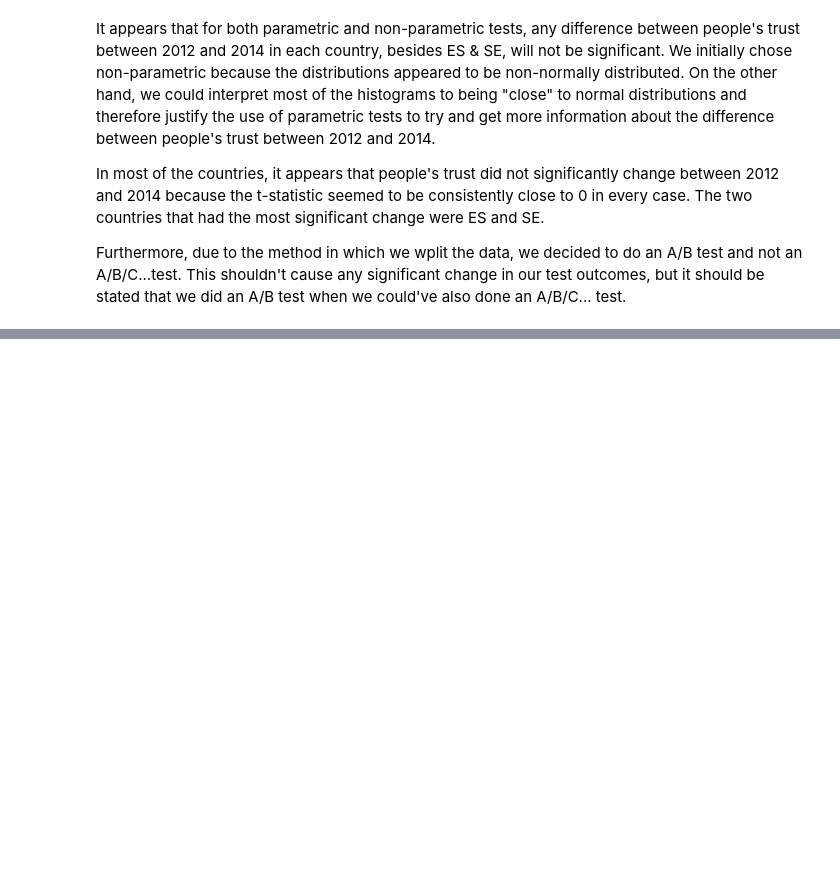
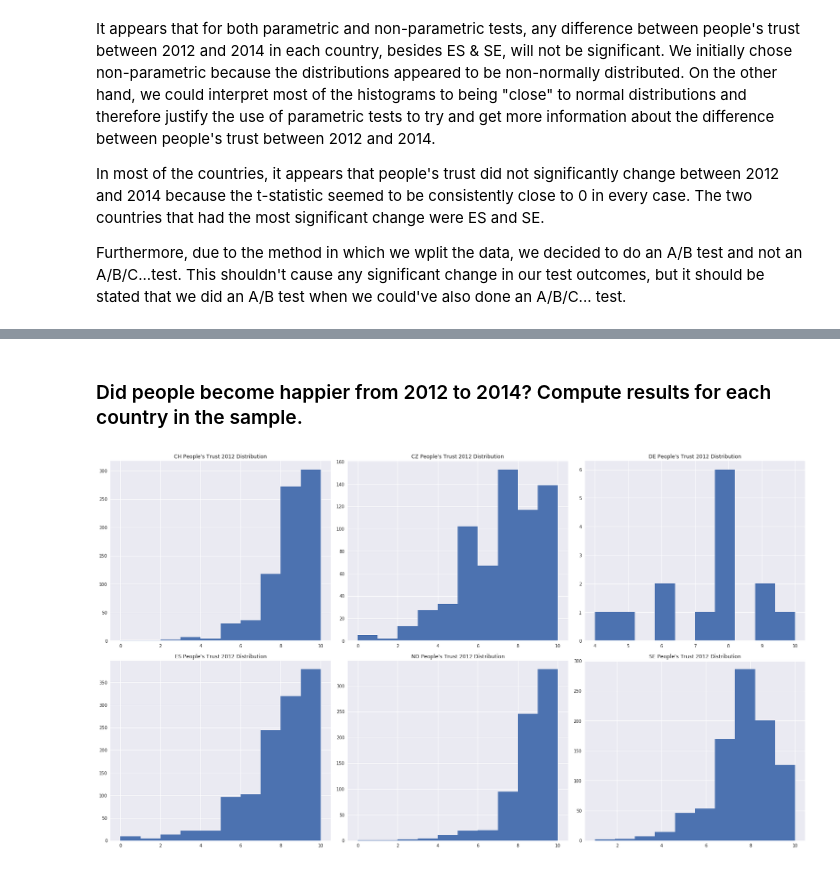
Before and after one commit to GlennSG/Thinkful-Assignments, a Jupyter notebook: Challenges/Challenge 19 What test to use/Challenge 19 What test to use.ipynb, the cells around one changed output, grey strips where cells are left out. Drawn from its saved outputs; the diff is of its cells as text; code cells hidden in the pictures; blank space fills up the shorter version.

```diff
--- a/Challenges/Challenge 19 What test to use/Challenge 19 What test to use.ipynb
+++ b/Challenges/Challenge 19 What test to use/Challenge 19 What test to use.ipynb
@@ -192,0 +223,6 @@ Furthermore, due to the method in which we wplit the data, we decided to do an A
+# %% [markdown]
+### Did people become happier from 2012 to 2014? Compute results for each country in the sample.
+# %%
+vis_hist(df_list_2012,"happy")
+# %% [output]
+[figure, added]
```
Also changed, not shown: parts of 24 cells of this notebook.
